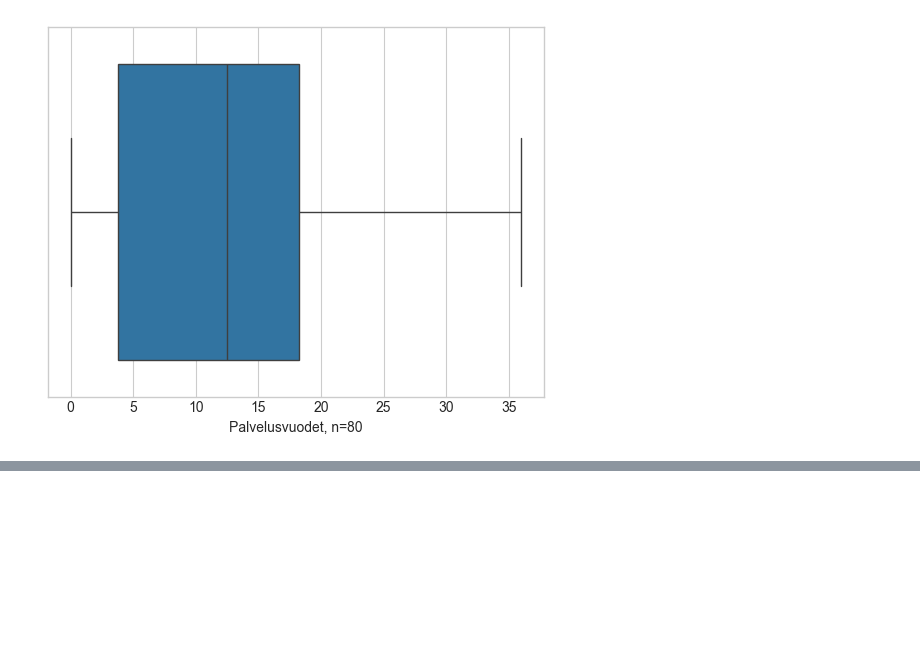
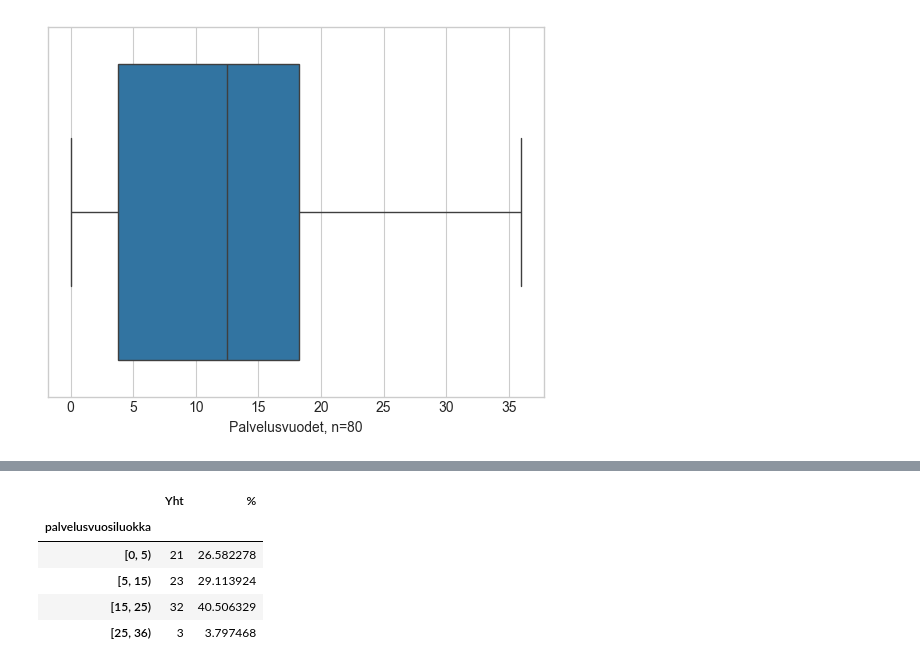
Before and after one commit to Hildura/Tiedonk-sittely-Pytjonilla-Ryhm-5, a Jupyter notebook: Projekti/Analyzing_WorkPlaceSatisfactionSurveyData.ipynb, the cells around one changed output, grey strips where cells are left out. Cells and saved outputs as stored; diff of their text form; code cells hidden in the pictures; blank space fills up the shorter version.

```diff
--- a/Projekti/Analyzing_WorkPlaceSatisfactionSurveyData.ipynb
+++ b/Projekti/Analyzing_WorkPlaceSatisfactionSurveyData.ipynb
@@ -276,0 +300,17 @@ Text(0.5, 0, 'Palvelusvuodet, n=80')
+# %%
+df_palvelusvuodet = pd.crosstab(df['palvelusvuosiluokka'], 'Yht')
+
+df_palvelusvuodet.columns.name = ''
+
+# Percentages
+n = df_palvelusvuodet['Yht'].sum()
+df_palvelusvuodet['%'] = df_palvelusvuodet / n * 100
+
+df_palvelusvuodet
+# %% [output]
+|  | Yht | % |
+| palvelusvuosiluokka |  |  |
+| [0, 5) | 21 | 26.582278 |
+| [5, 15) | 23 | 29.113924 |
+| [15, 25) | 32 | 40.506329 |
+| [25, 36) | 3 | 3.797468 |
```
Also changed, not shown: parts of 2 cells of this notebook.
